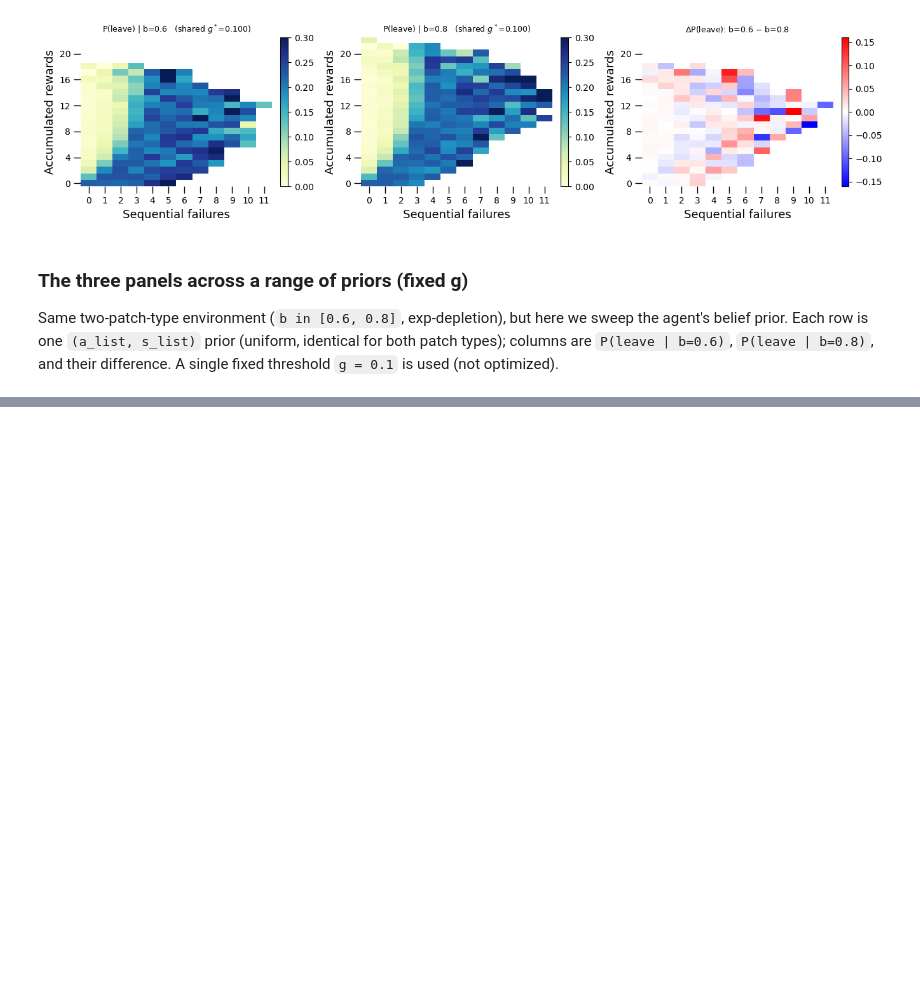
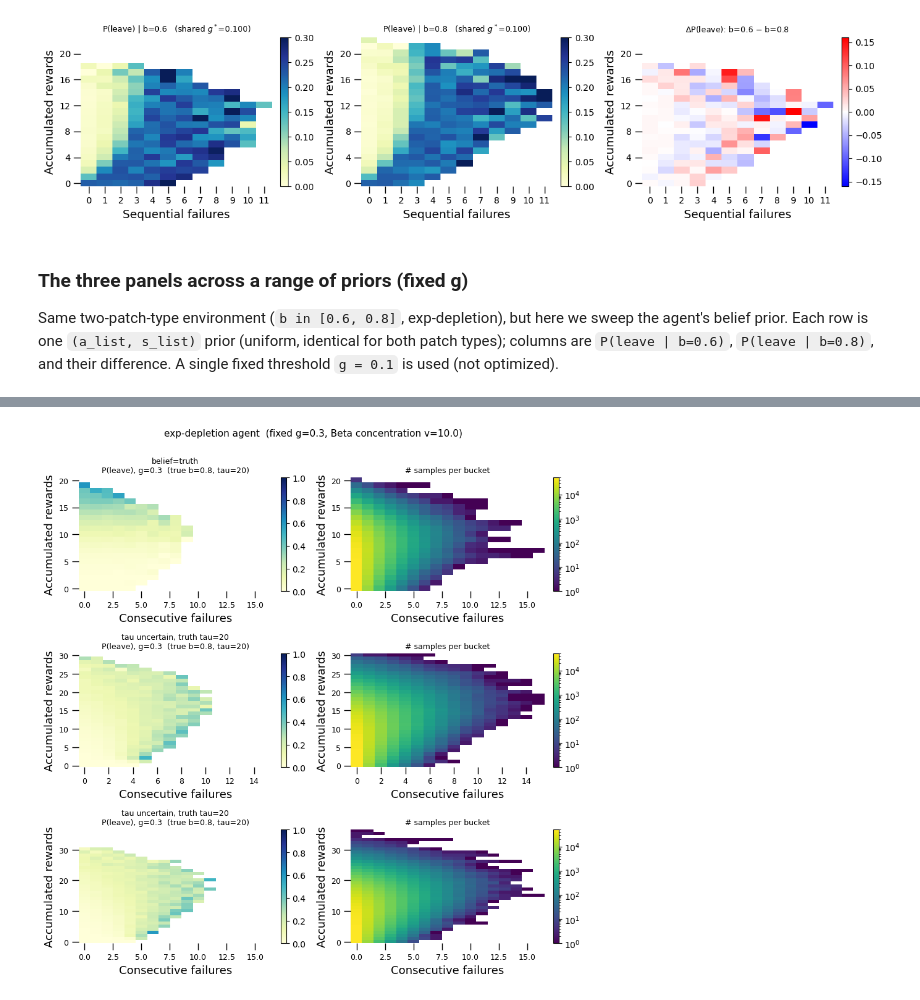
Before and after one commit to davidgbe/favorably_connected, a Jupyter notebook: code/notebooks/theoretical_markov_leaving_decisions.ipynb, the cells around one changed output, grey strips where cells are left out. Cells and saved outputs as stored; diff of their text form; code cells hidden in the pictures; blank space fills up the shorter version.

```diff
--- a/code/notebooks/theoretical_markov_leaving_decisions.ipynb
+++ b/code/notebooks/theoretical_markov_leaving_decisions.ipynb
@@ -1185,0 +1217,19 @@ plt.show()
+# %%
+def p_history_given_params_exp_reward_curve(r_history, b, tau):
+    cum_rewards = np.concatenate([[0], np.cumsum(r_history)[:-1]])
+    all_probs = np.zeros(len(r_history))
+    for i, (r, cum_sum) in enumerate(zip(r_history, cum_rewards)):
+        exp_term = b * np.exp(-cum_sum / tau)
+        p_t_step = exp_term if r > 0 else 1 - exp_term
+        all_probs[i] = p_t_step
+    return np.prod(all_probs)
+
+def prob_exp_reward_curve(r_history, b_list, tau_list):
+    factors = [
+        (b * np.exp(-np.sum(r_history) / tau), p_history_given_params_exp_reward_curve(r_history, b, tau))
+        for b, tau in itertools.product(b_list, tau_list)
+    ]
+    numerator = np.sum([one_step_prob * p_history for (one_step_prob, p_history) in factors])
+    denom = np.sum([p_history for (one_step_prob, p_history) in factors])
+
+    return numerator / denom
@@ -1185,0 +1339,25 @@ plt.show()
+# %%
+# Exp-depletion agent: P(leave) heatmaps. Belief prior (b_list, tau_list) and the
+# TRUE environment (b_true, tau_true) are specified independently -- the agent's
+# belief need not match the environment it actually experiences.
+# Each row: (b_list, tau_list, b_true, tau_true, label)
+runs_exp = [
+    ([0.8],                     [20.0],                    0.8, 20.0, 'belief=truth'),
+    ([0.8],                     np.linspace(1, 100, 100),   0.8, 20.0, 'tau uncertain, truth tau=20'),
+    ([0.8],                     np.linspace(1, 200, 200),   0.8, 20.0, 'tau uncertain, truth tau=20'),
+]
+g_fixed = 0.3      # fixed leaving threshold (not optimized)
+v_beta  = 10.0      # Beta concentration (fixed variance p(1-p)/(v+1))
+
+R = len(runs_exp)
+fig, axes = plt.subplots(R, 2, figsize=(9, 3 * R))
+axes = np.atleast_2d(axes)
+for i, (b_list, tau_list, b_true, tau_true, lbl) in enumerate(runs_exp):
+    run_exp_env_mc(b_list, tau_list, g=g_fixed, b_true=b_true, tau_true=tau_true,
+                   v=v_beta, ax=axes[i, 0], ax_c=axes[i, 1], label=lbl)
+fig.suptitle(f'exp-depletion agent  (fixed g={g_fixed}, Beta concentration v={v_beta})',
+             y=1.001, fontsize=11)
+fig.tight_layout()
+plt.show()
+# %% [output]
+[figure, added]
```
Also changed, not shown: parts of 7 cells of this notebook, 26 other files.
